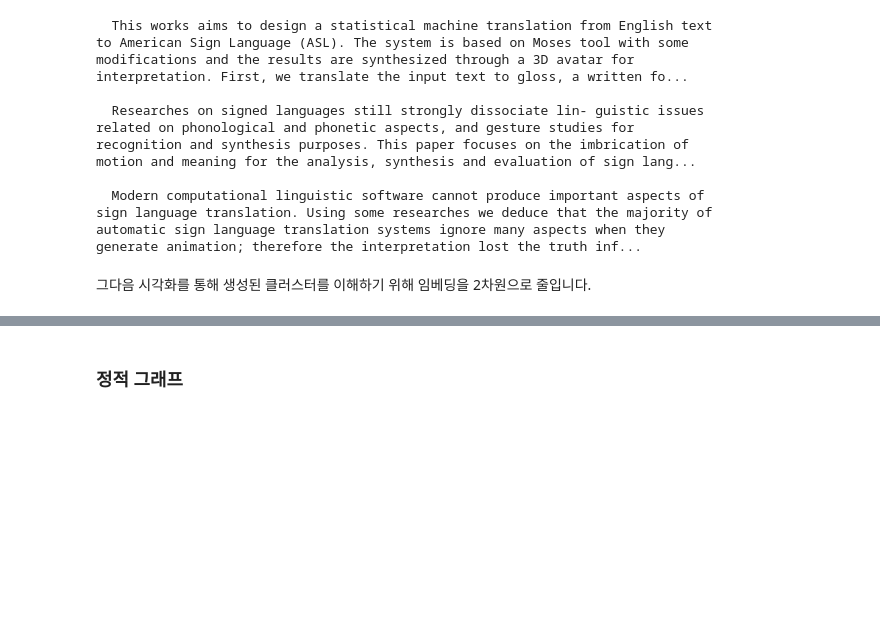
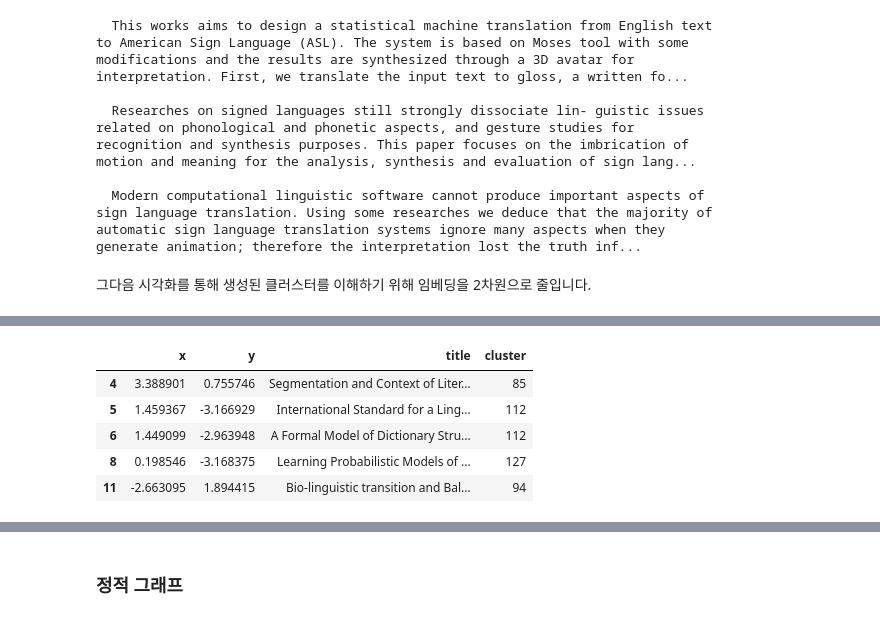
Before and after one commit to ssuai/handson-llm, a Jupyter notebook: chapter05-1.ipynb, the cells around one changed output, grey strips where cells are left out. Saved outputs shown, nothing was run; the diff lists cells and outputs as text; code cells hidden in the pictures; blank space fills up the shorter version.

```diff
--- a/chapter05-1.ipynb
+++ b/chapter05-1.ipynb
@@ -125,0 +144,9 @@ outliers_df = df.loc[df.cluster == "-1", :]
+# %%
+clusters_df.head()
+# %% [output]
+|  | x | y | title | cluster |
+| 4 | 3.388901 | 0.755746 | Segmentation and Context of Liter... | 85 |
+| 5 | 1.459367 | -3.166929 | International Standard for a Ling... | 112 |
+| 6 | 1.449099 | -2.963948 | A Formal Model of Dictionary Stru... | 112 |
+| 8 | 0.198546 | -3.168375 | Learning Probabilistic Models of ... | 127 |
+| 11 | -2.663095 | 1.894415 | Bio-linguistic transition and Bal... | 94 |
```
Also changed, not shown: parts of 5 cells of this notebook.
